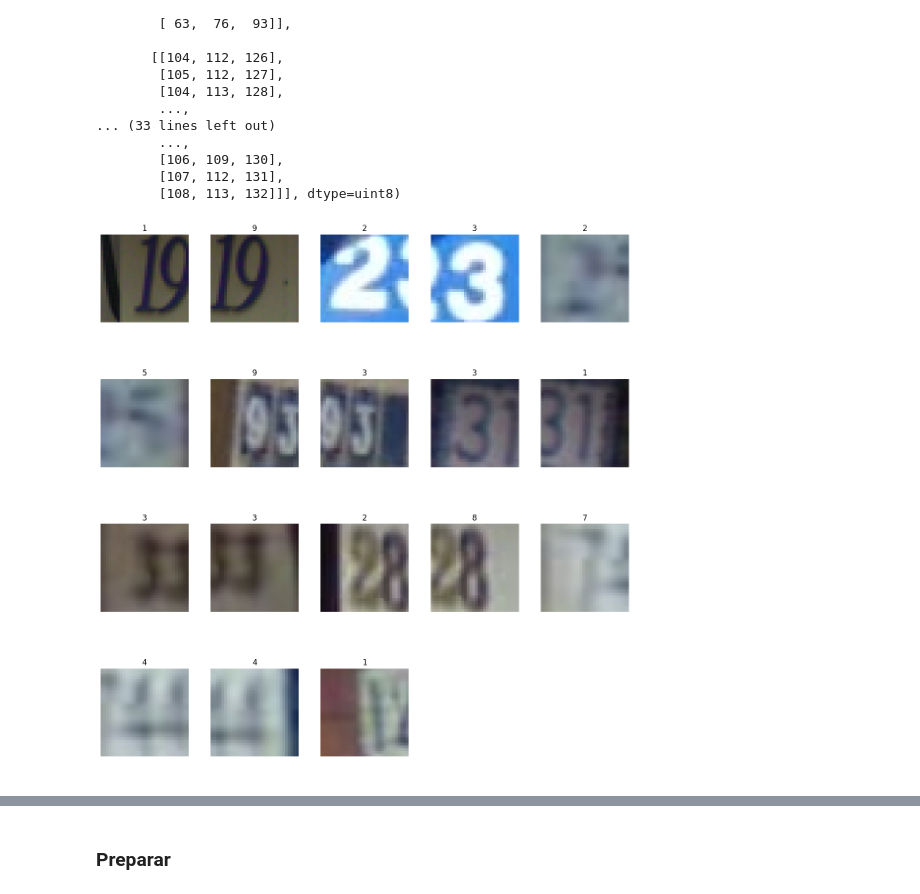
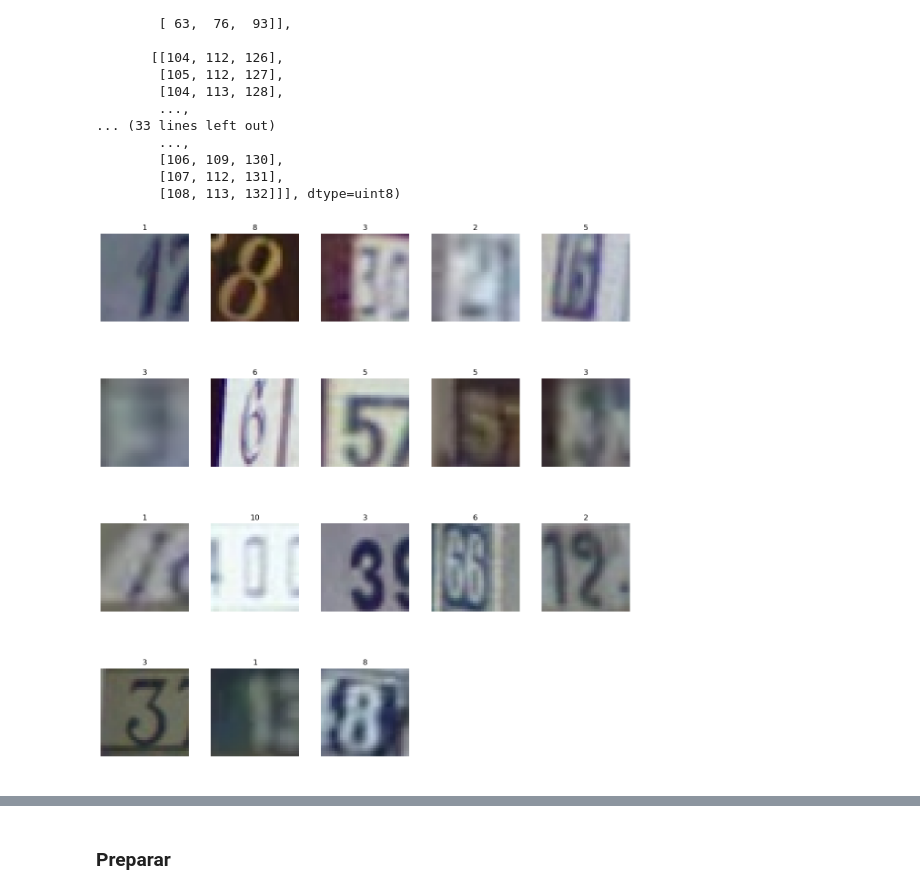
Before and after one commit to Elena2332/iabd, a Jupyter notebook: ia/sapa/deep_learning/4_3Ejercicios.ipynb, the cells around one changed output, grey strips where cells are left out. Drawn from its saved outputs; the diff is of its cells as text; code cells hidden in the pictures.

```diff
--- a/ia/sapa/deep_learning/4_3Ejercicios.ipynb
+++ b/ia/sapa/deep_learning/4_3Ejercicios.ipynb
@@ -71,17 +89,10 @@ model = tf.keras.Sequential([
 # %%
-# creamos carpeta si no existe para guardar los modelos y checkpoint
-ruta_dir_mod = './recursos/modelos/4_3_2'
-if not os.path.exists(ruta_dir_mod):
-    os.mkdir(ruta_dir_mod)
-if not os.path.exists('./recursos/checkpoint'):
-    os.mkdir('./recursos/checkpoint')
-
 # Si no mejora en 7 iteraciones el modelo para de entrenar
 early_stopping_cb = tf.keras.callbacks.EarlyStopping(patience=4, restore_best_weights=True)
 checkpoint_cb = tf.keras.callbacks.ModelCheckpoint("./recursos/checkpoint/4_3_2_checkpoints.weights.h5", save_weights_only=True)
 
 historys = []
-rangos = [1e-4, 5e-4, 1e-3, 3e-3, 5e-3, 1e-2, 3e-2, 5e-2]
+rangos = [1e-4, 5e-4, 7e-4, 1e-3, 3e-3, 5e-3, 1e-2, 3e-2, 5e-2]
 for lr in rangos :
     print('Learning rate: ',lr)
     # Se compila el modelo con el optimizador
@@ -216,28 +236,28 @@ array([[[103, 110, 125],
 # %%
 # mostrar una imagen
 def mostrar_img(img, y):
     plt.figure(figsize=(2, 2))
     plt.imshow(img)
     plt.axis('off')   # quita los ejes
     plt.title(y)
     plt.show()
 # for i in range(6): mostrar_img(X_train[i],y_train[i])
 
 # muestra varias imagenes a la vez (solo con el for quedaba muy feo)
 def listar_imgs(imgs_arr, y_arr):
     n_fila = int(np.ceil((len(imgs_arr)+1)/5))
     fig,ax = plt.subplots(n_fila,5, figsize=(15,n_fila*4))
     ax = ax.flatten()
     # aniadimos las imagenes al grafico
     for i, img in enumerate(imgs_arr):
         ax[i].set_title(y_arr[i])
         ax[i].imshow(img, cmap="gray")
         ax[i].axis("off")
     # eliminamos los huecos vacios
     for ax_vacio in ax[len(imgs_arr):]:  ax_vacio.axis("off")
     plt.subplots_adjust(wspace=0.25, hspace=0.15)   # ajusta los margenes para separar las imágenes
     plt.show()
 
-listar_imgs(X_test[:18], y_test[:18])
+listar_imgs(X_train[:18], y_train[:18])
 # %% [output]
-[figure, old version]
+[figure, new version]
```
Also changed, not shown: parts of 15 cells of this notebook, 13 other files.
